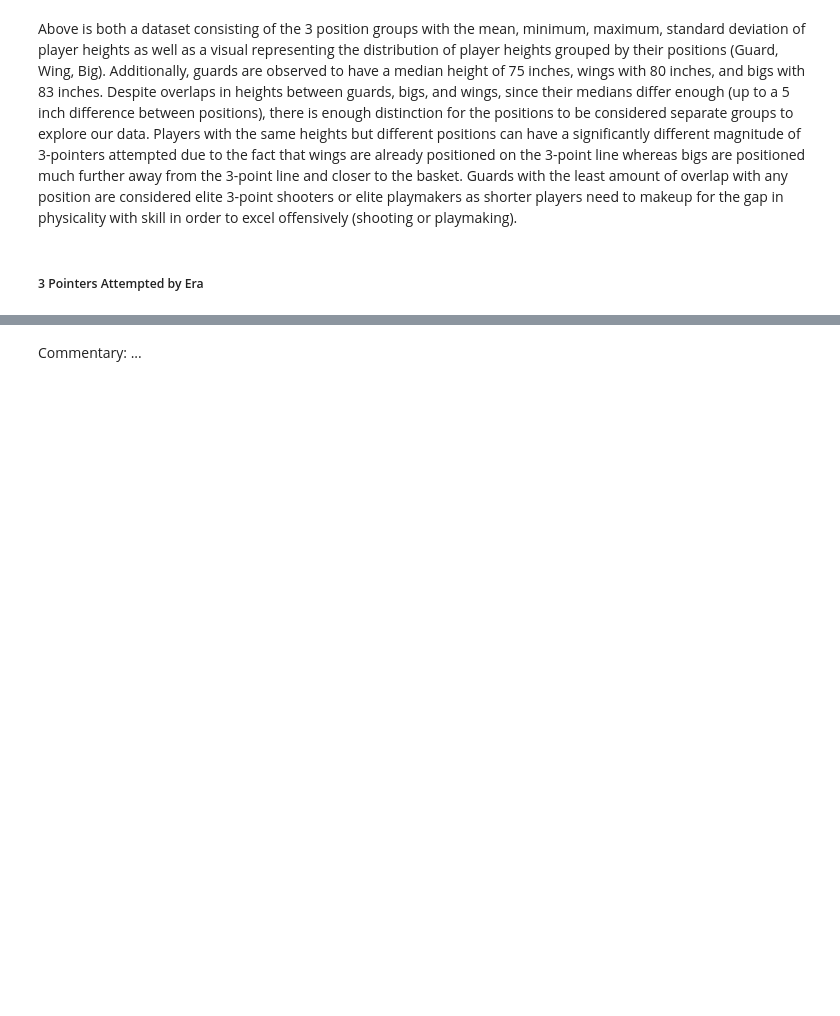
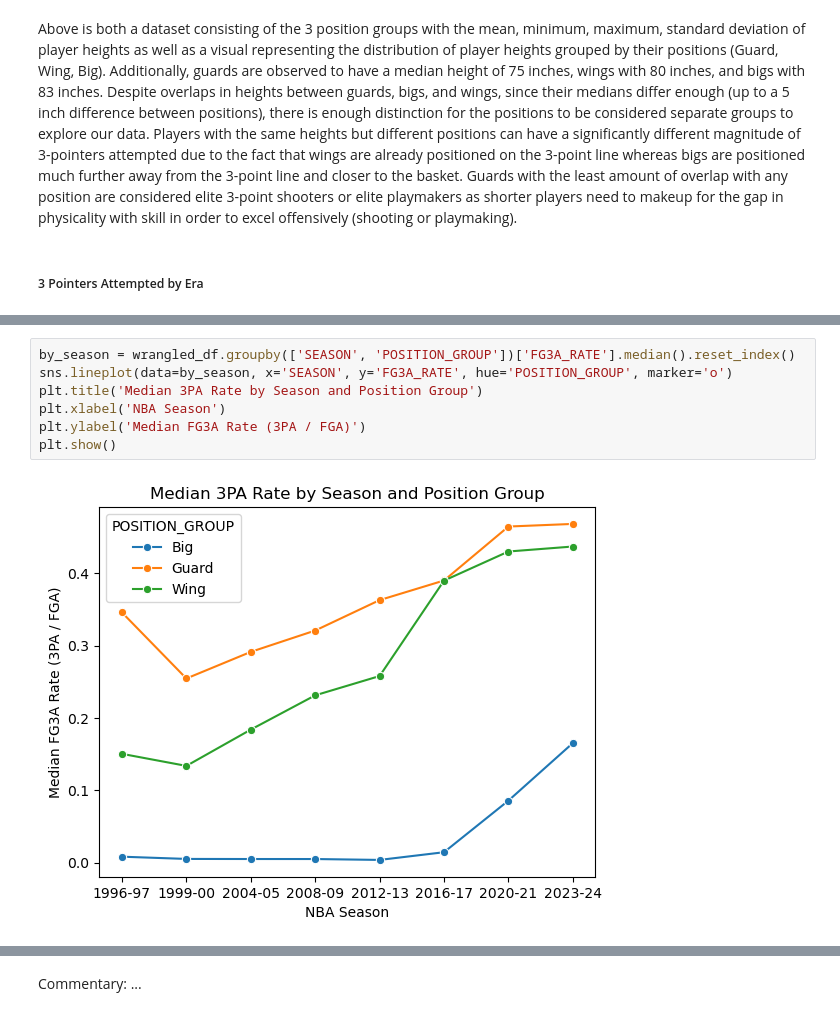
Before and after one commit to COGS108/Group058_WI26, a Jupyter notebook: 02-EDACheckpoint.ipynb, the cells around one changed output, grey strips where cells are left out. Cells and saved outputs as stored; diff of their text form; blank space fills up the shorter version.

```diff
--- a/02-EDACheckpoint.ipynb
+++ b/02-EDACheckpoint.ipynb
@@ -475,0 +513,9 @@ Above is both a dataset consisting of the 3 position groups with the mean, minim
+# %%
+by_season = wrangled_df.groupby(['SEASON', 'POSITION_GROUP'])['FG3A_RATE'].median().reset_index()
+sns.lineplot(data=by_season, x='SEASON', y='FG3A_RATE', hue='POSITION_GROUP', marker='o')
+plt.title('Median 3PA Rate by Season and Position Group')
+plt.xlabel('NBA Season')
+plt.ylabel('Median FG3A Rate (3PA / FGA)')
+plt.show()
+# %% [output]
+[figure, added]
```
Also changed, not shown: parts of 6 cells of this notebook.
